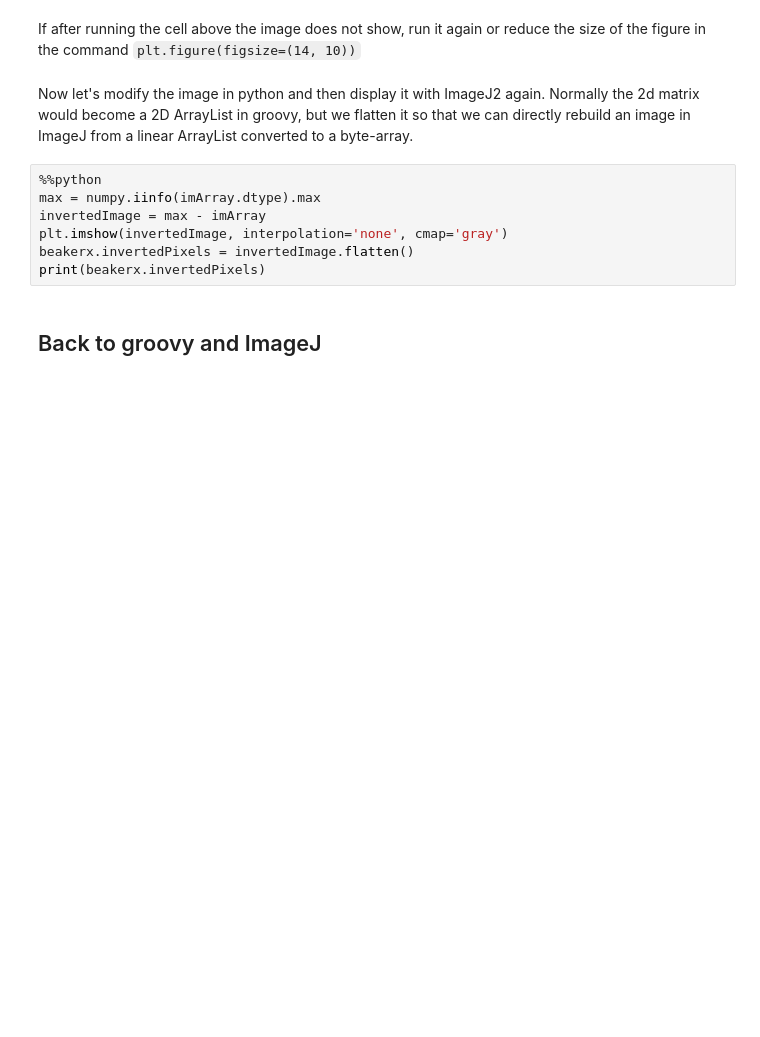
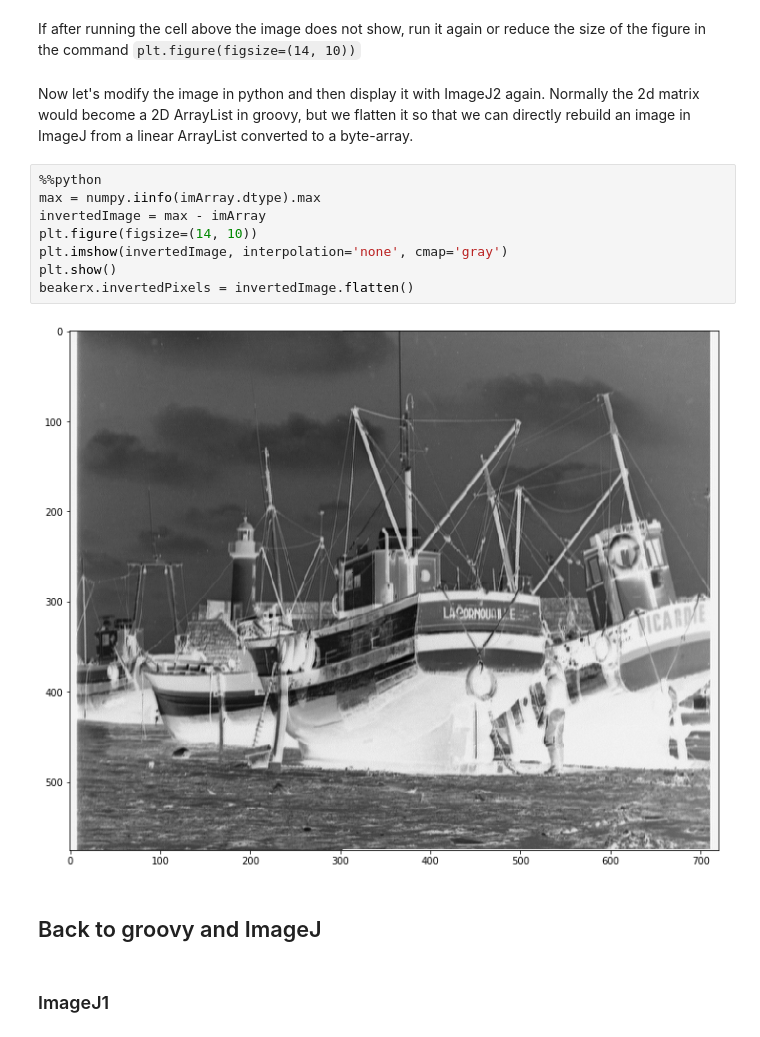
Before and after one commit to MontpellierRessourcesImagerie/image-analysis-notebooks, a Jupyter notebook: proof_of_concept/ImageJ-on-Jupyter-mixing-java-and-cpython.ipynb, the cells around one changed output. Saved outputs shown, nothing was run; the diff lists cells and outputs as text; blank space fills up the shorter version.

Commit message:
display the inverted image in ij2

```diff
--- a/proof_of_concept/ImageJ-on-Jupyter-mixing-java-and-cpython.ipynb
+++ b/proof_of_concept/ImageJ-on-Jupyter-mixing-java-and-cpython.ipynb
@@ -105,12 +130,17 @@ Now let's modify the image in python and then display it with ImageJ2 again. Nor
 # %%
 %%python
 max = numpy.iinfo(imArray.dtype).max
 invertedImage = max - imArray
+plt.figure(figsize=(14, 10))
 plt.imshow(invertedImage, interpolation='none', cmap='gray')
+plt.show()
 beakerx.invertedPixels = invertedImage.flatten()
-print(beakerx.invertedPixels)
+# %% [output]
+[figure, added]
 # %% [markdown]
 ## Back to groovy and ImageJ
+# %% [markdown]
+### ImageJ1
 # %%
 import ij.process.ByteProcessor
 pixels = beakerx.invertedPixels
```
Also changed, not shown: parts of 14 cells of this notebook.
